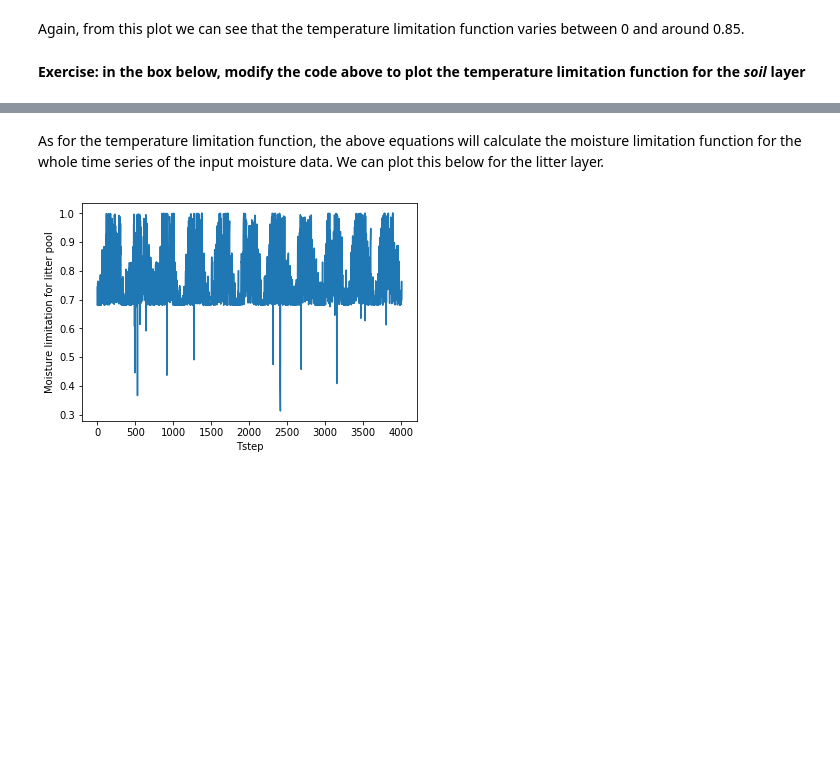
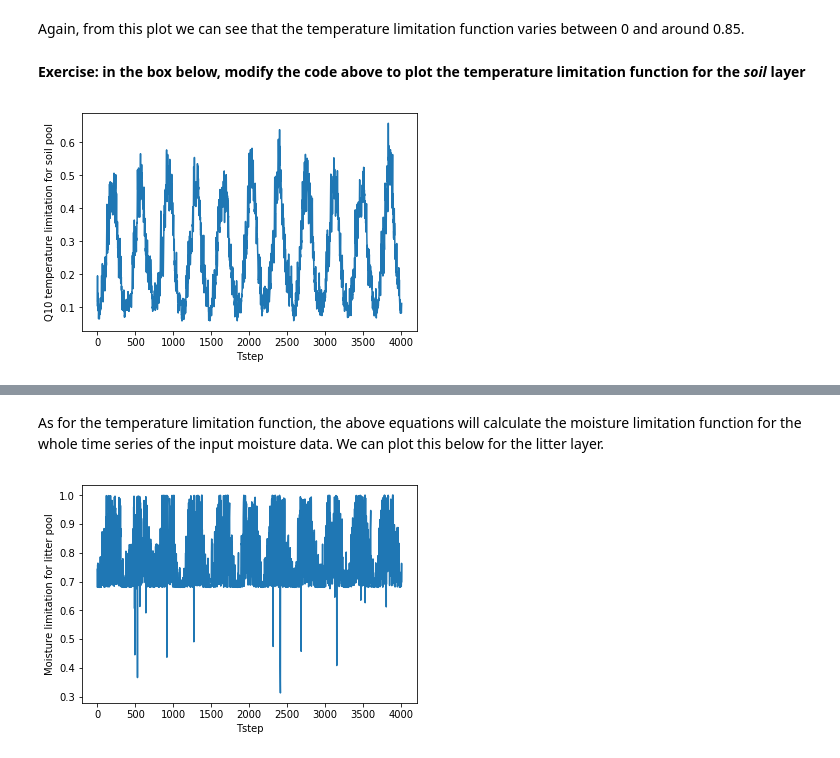
Before and after one commit to hsizek/GEOG-G481-581, a Jupyter notebook: In-Class_Exercises/Exercise_1_Building_the_Model/Exercise_1_Building_the_model.ipynb, the cells around one changed output, grey strips where cells are left out. Cells and saved outputs as stored; diff of their text form; code cells hidden in the pictures; blank space fills up the shorter version.

```diff
--- a/In-Class_Exercises/Exercise_1_Building_the_Model/Exercise_1_Building_the_model.ipynb
+++ b/In-Class_Exercises/Exercise_1_Building_the_Model/Exercise_1_Building_the_model.ipynb
@@ -209,0 +224,9 @@ Again, from this plot we can see that the temperature limitation function varies
+# %%
+# - write code here
+# - plot the temperature limitation function for the soil pool over time
+plt.plot(ftemp_soil)
+plt.xlabel('Tstep')
+plt.ylabel('Q10 temperature limitation for soil pool')
+plt.show()
+# %% [output]
+[figure, added]
```
Also changed, not shown: parts of 21 cells of this notebook.
